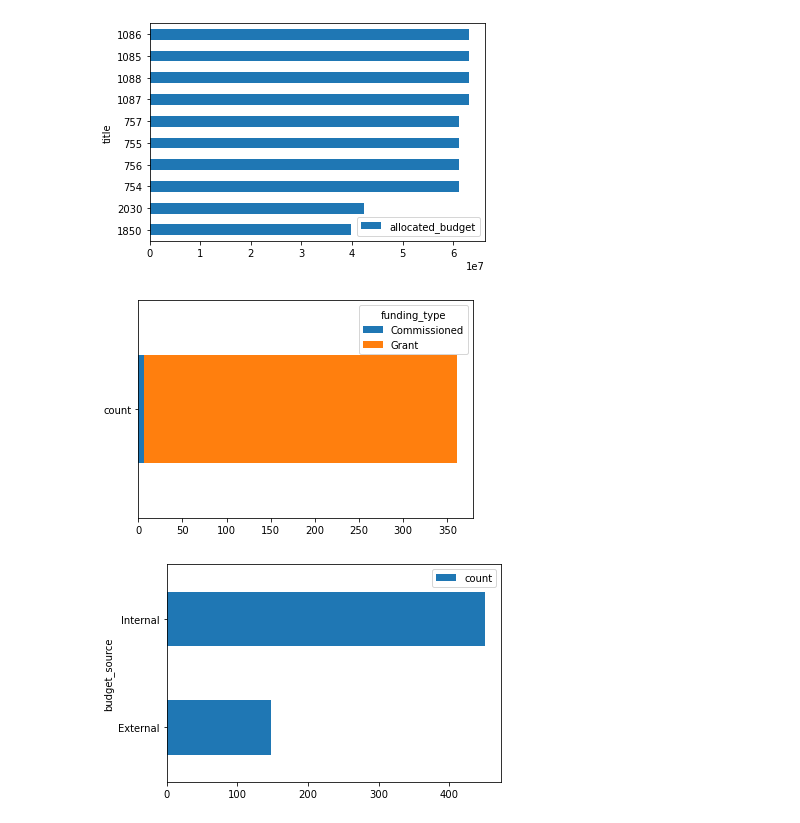
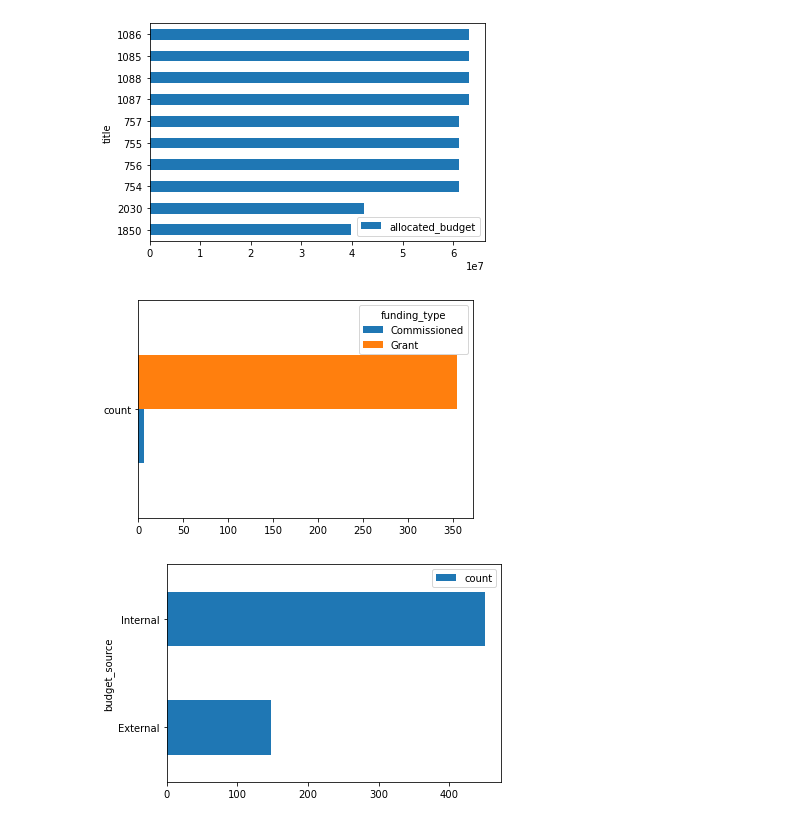
Before and after one commit to pgplarosa/herd-backend, a Jupyter notebook: notebooks/descriptive_analytics.ipynb, the cells around one changed output. Cells and saved outputs as stored; diff of their text form; code cells hidden in the pictures.

```diff
--- a/notebooks/descriptive_analytics.ipynb
+++ b/notebooks/descriptive_analytics.ipynb
@@ -606,35 +717,36 @@ def get_research_cost_funding_type(db_path='../data/db.sqlite3',
                         display plot if set to true
 
     Returns
     ===========
     get_research_cost_table    :   str
                                    json string
     """
     engine = create_engine('sqlite:///' + db_path)
     query = """
     SELECT ft.ft_name as funding_type,
            COUNT(ft.ft_name) as count
     FROM (SELECT ft_id FROM research_profile
           GROUP BY research_title, ft_id) rp
     LEFT OUTER JOIN funding_type ft
     on rp.ft_id = ft.ft_id
     WHERE rp.ft_id IS NOT NULL
     GROUP BY ft.ft_name
     """
     with engine.connect() as conn:
         df = pd.read_sql(query, conn)
 
+
     df = df.set_index('funding_type').T
 
     if plot:
-        df.plot.barh(stacked=True)
+        df.plot.barh()
         plt.show()
 
     return df.to_json(orient='columns')
 
 funding_type = get_research_cost_funding_type(plot=True)
 # %% [output]
-[figure, old version]
+[figure, new version]
 # %%
 def get_research_cost_funding_source(db_path='../data/db.sqlite3',
                                  plot=False):
```
Also changed, not shown: parts of 7 cells of this notebook, 7 other files.
